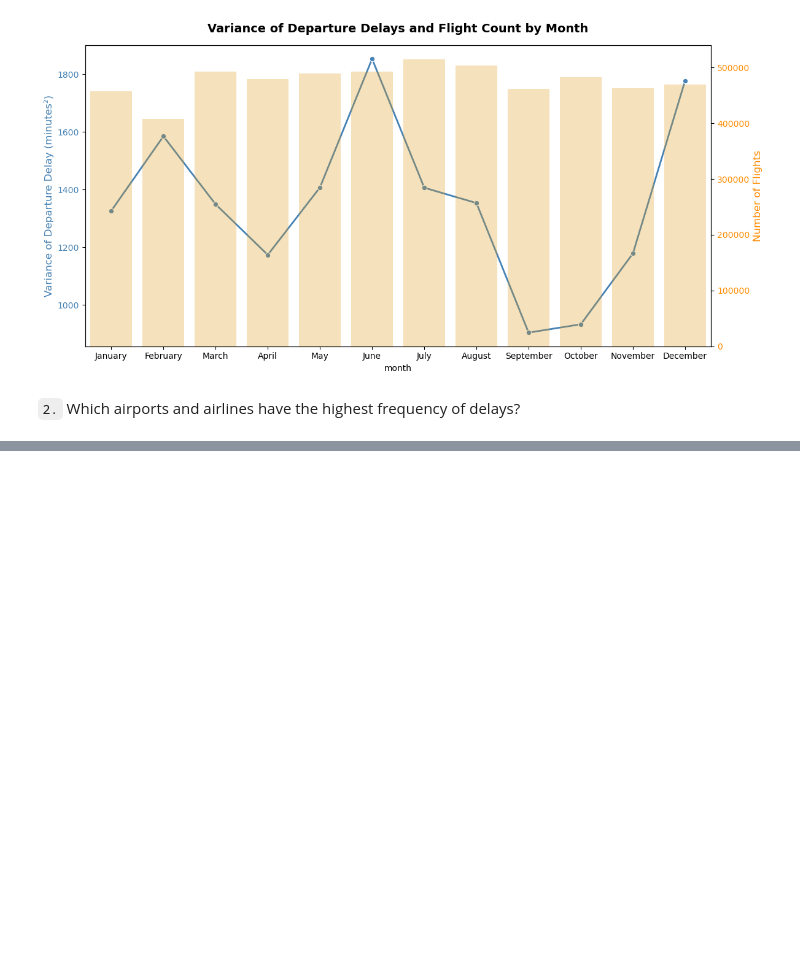
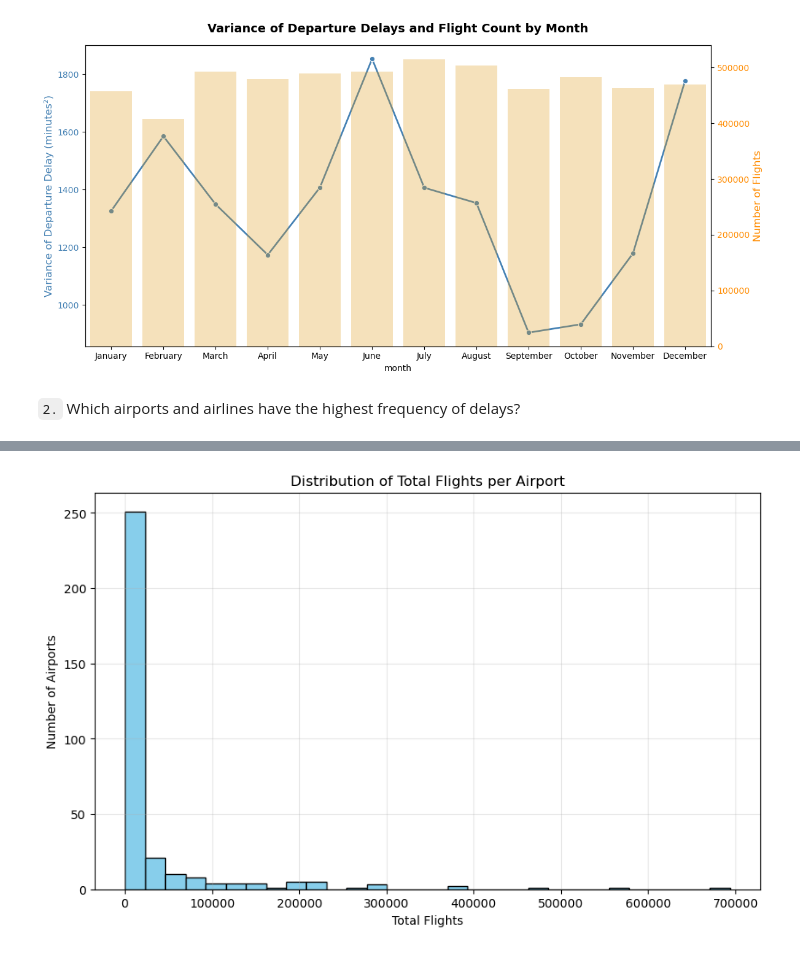
Before and after one commit to GuilhermeDellatin/fiap-machine-learning-tech-challenge-3, a Jupyter notebook: flight-analysis.ipynb, the cells around one changed output, grey strips where cells are left out. Drawn from its saved outputs; the diff is of its cells as text; code cells hidden in the pictures; blank space fills up the shorter version.

Commit message:
Adding the maps and the plots for the airports

```diff
--- a/flight-analysis.ipynb
+++ b/flight-analysis.ipynb
@@ -352,0 +308,10 @@ plt.show()
+# %%
+plt.figure(figsize=(10, 6))
+plt.hist(analyzer.df_metrics['total_flights'], bins=30, color='skyblue', edgecolor='black')
+plt.title('Distribution of Total Flights per Airport')
+plt.xlabel('Total Flights')
+plt.ylabel('Number of Airports')
+plt.grid(alpha=0.3)
+plt.show()
+# %% [output]
+[figure, added]
```
Also changed, not shown: parts of 17 cells of this notebook.
